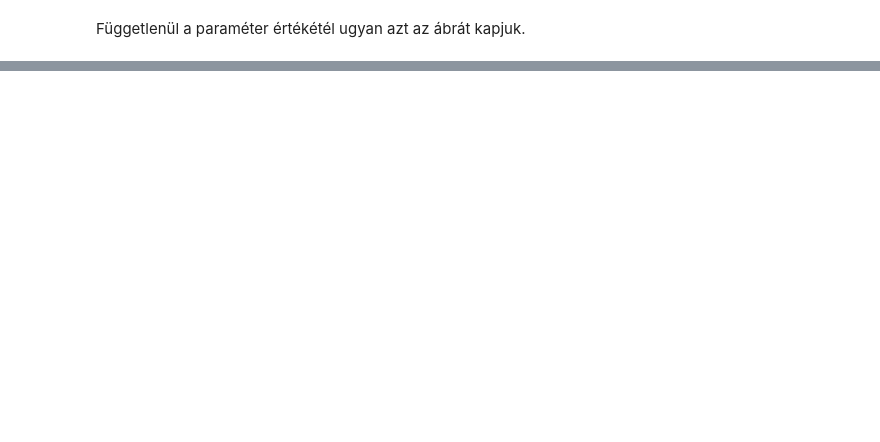
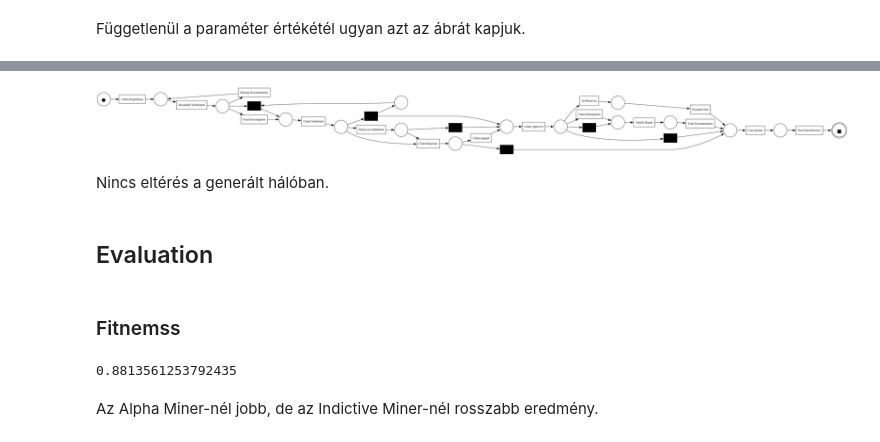
Before and after one commit to heihachi78/fmesfb_beadando, a Jupyter notebook: J0P7MF_beadando.ipynb, the cells around one changed output, grey strips where cells are left out. Cells and saved outputs as stored; diff of their text form; code cells hidden in the pictures; blank space fills up the shorter version.

```diff
--- a/J0P7MF_beadando.ipynb
+++ b/J0P7MF_beadando.ipynb
@@ -434,0 +453,18 @@ for mac in mac_list:
+# %%
+h_net, h_im, h_fm = pm4py.discover_petri_net_heuristics(log, dependency_threshold=0.9)
+pm4py.view_petri_net(h_net, h_im, h_fm, format='png')
+# %% [output]
+[figure, added]
+# %% [markdown]
+Nincs eltérés a generált hálóban.
+# %% [markdown]
+## Evaluation
+# %% [markdown]
+### Fitnemss
+# %%
+fitness_heur = pm4py.fitness_token_based_replay(log, h_net, h_im, h_fm)
+fitness_heur['log_fitness']
+# %% [output]
+0.8813561253792435
+# %% [markdown]
+Az Alpha Miner-nél jobb, de az Indictive Miner-nél rosszabb eredmény.
```
Also changed, not shown: parts of 27 cells of this notebook, 4 other files.
